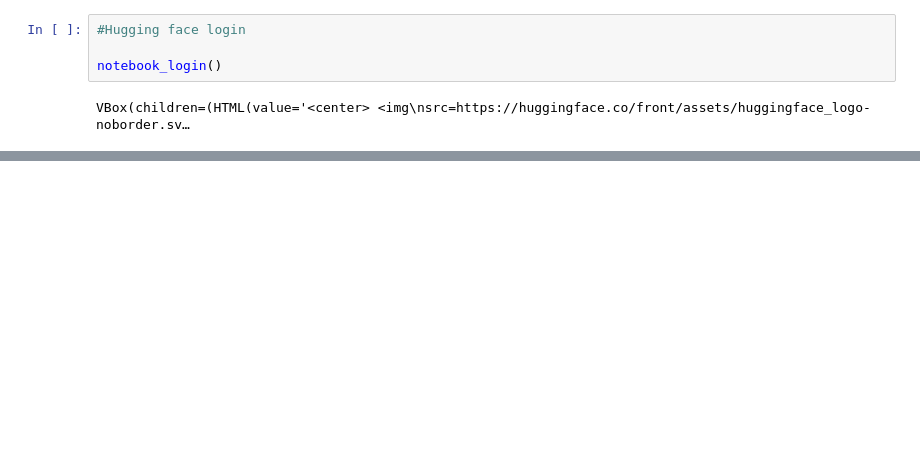
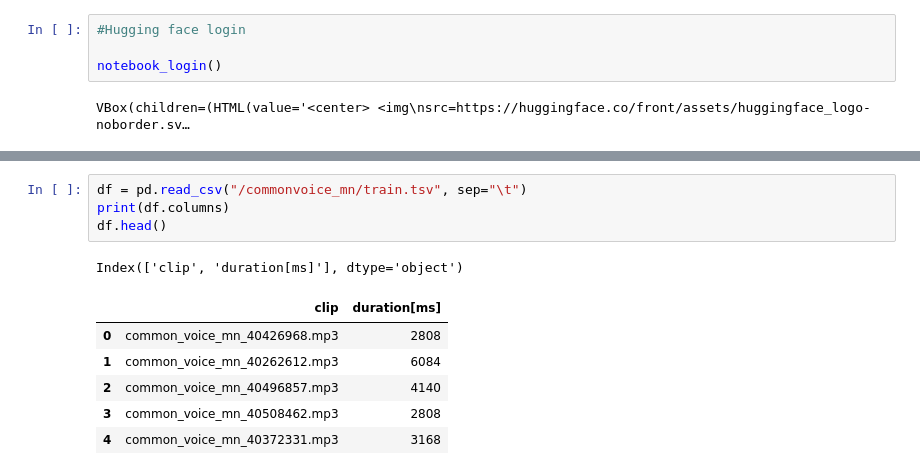
Before and after one commit to dgduksict/tts-egune, a Jupyter notebook: notebook.ipynb, the cells around one changed output, grey strips where cells are left out. Drawn from its saved outputs; the diff is of its cells as text; blank space fills up the shorter version.

```diff
--- a/notebook.ipynb
+++ b/notebook.ipynb
@@ -81,0 +201,12 @@ with tarfile.open(file_path, "r:gz") as tar:
+# %%
+df = pd.read_csv("/commonvoice_mn/train.tsv", sep="\t")
+print(df.columns)
+df.head()
+# %% [output]
+Index(['clip', 'duration[ms]'], dtype='object')
+|  | clip | duration[ms] |
+| 0 | common_voice_mn_40426968.mp3 | 2808 |
+| 1 | common_voice_mn_40262612.mp3 | 6084 |
+| 2 | common_voice_mn_40496857.mp3 | 4140 |
+| 3 | common_voice_mn_40508462.mp3 | 2808 |
+| 4 | common_voice_mn_40372331.mp3 | 3168 |
```
Also changed, not shown: parts of 14 cells of this notebook.
